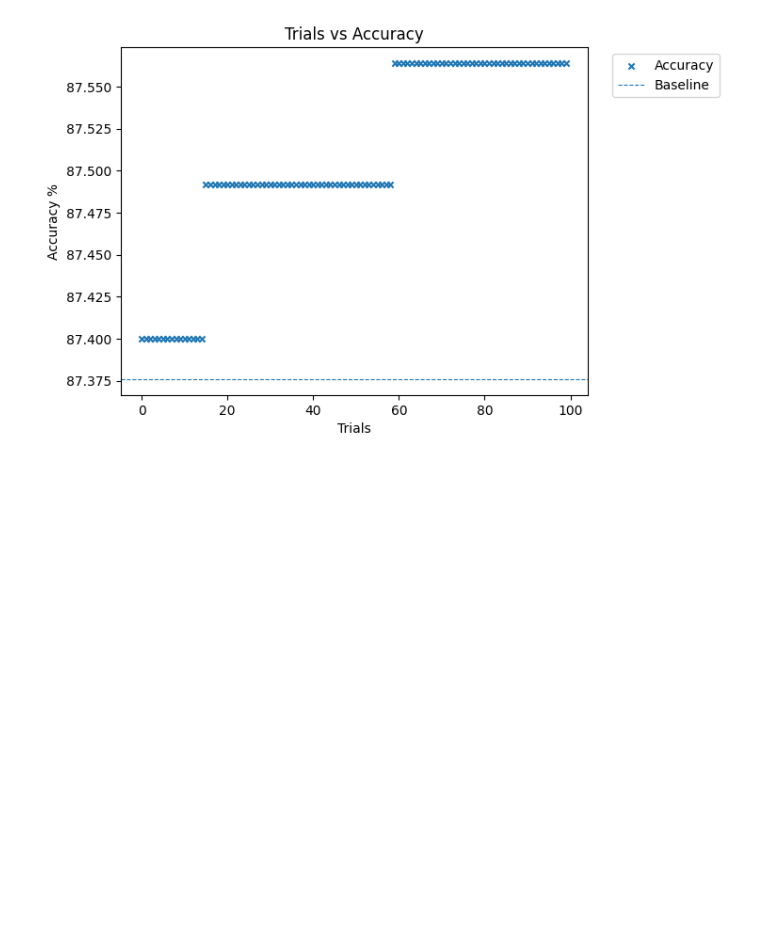
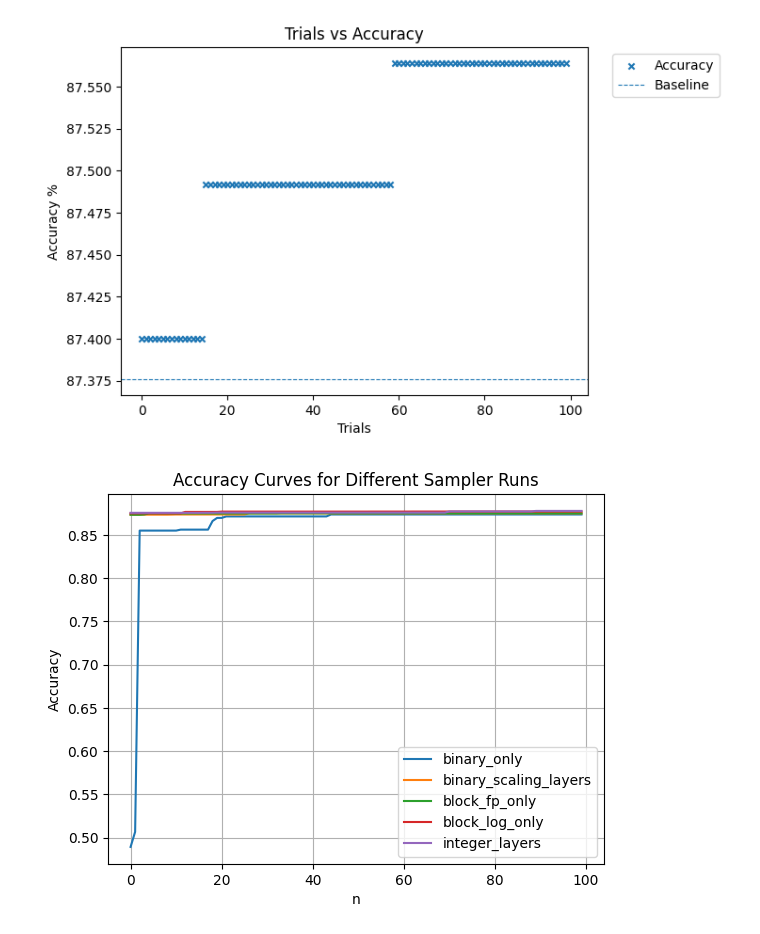
Before and after one commit to omaralkhatib03/mase, a Jupyter notebook: tasks/tutorial6/t6.ipynb, the cells around one changed output. Drawn from its saved outputs; the diff is of its cells as text; code cells hidden in the pictures; blank space fills up the shorter version.

```diff
--- a/tasks/tutorial6/t6.ipynb
+++ b/tasks/tutorial6/t6.ipynb
@@ -309,3 +307,41 @@ plot('sampler_run_rnd_layers')
 plot('sampler_run_tpes_layers')
 # %% [output]
 [figure]
+# %%
+import pandas as pd
+import matplotlib.pyplot as plt
+
+# List of the exact filenames
+csv_files = [
+    'sampler_run_binary_only.csv',
+    'sampler_run_binary_scaling_layers.csv',
+    'sampler_run_block_fp_only.csv',
+    'sampler_run_block_log_only.csv',
+    'sampler_run_integer_layers.csv',
+    # 'sampler_run_log_layers.csv',
+    # 'sampler_run_minifloat_denorm_layers.csv',
+    # 'sampler_run_minifloat_layers.csv'
+]
+
+# Plot each CSV file
+for csv_file in csv_files:
+    # Load CSV into DataFrame
+    df = pd.read_csv(csv_file)
+
+    # Extract the name for the label (after "sampler_run")
+    label = csv_file.split("sampler_run_")[1].split(".csv")[0]
+
+    # Plot the accuracy curve
+    plt.plot(df['n'], df['accuracy'].cummax(), label=label)
+
+# Customize plot
+plt.xlabel('n')
+plt.ylabel('Accuracy')
+plt.title('Accuracy Curves for Different Sampler Runs')
+plt.legend()
+plt.grid(True)
+
+# Show plot
+plt.show()
+# %% [output]
+[figure, added]
```
Also changed, not shown: parts of 2 cells of this notebook, 43 other files.
